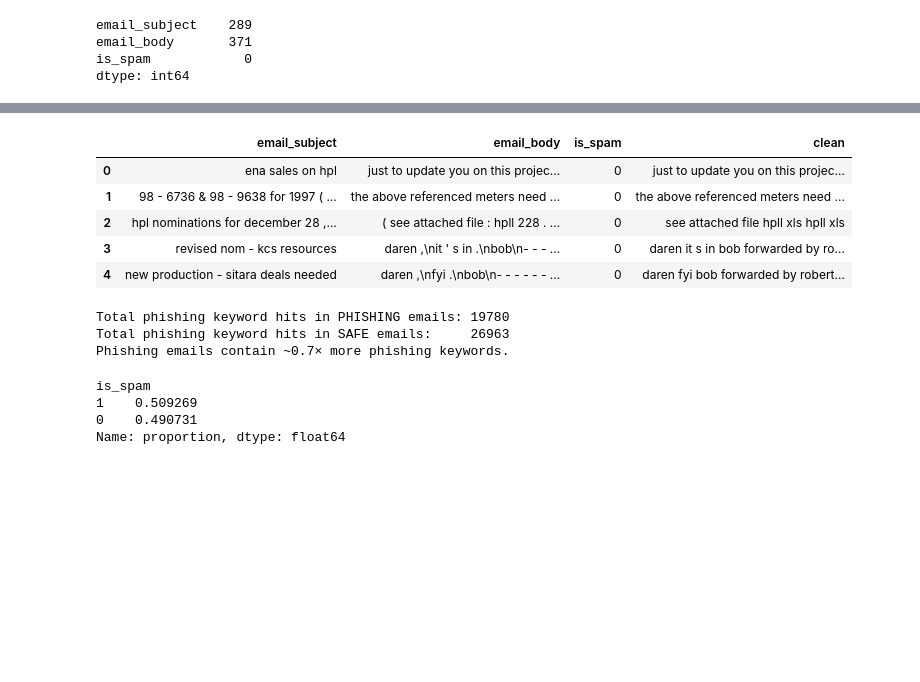
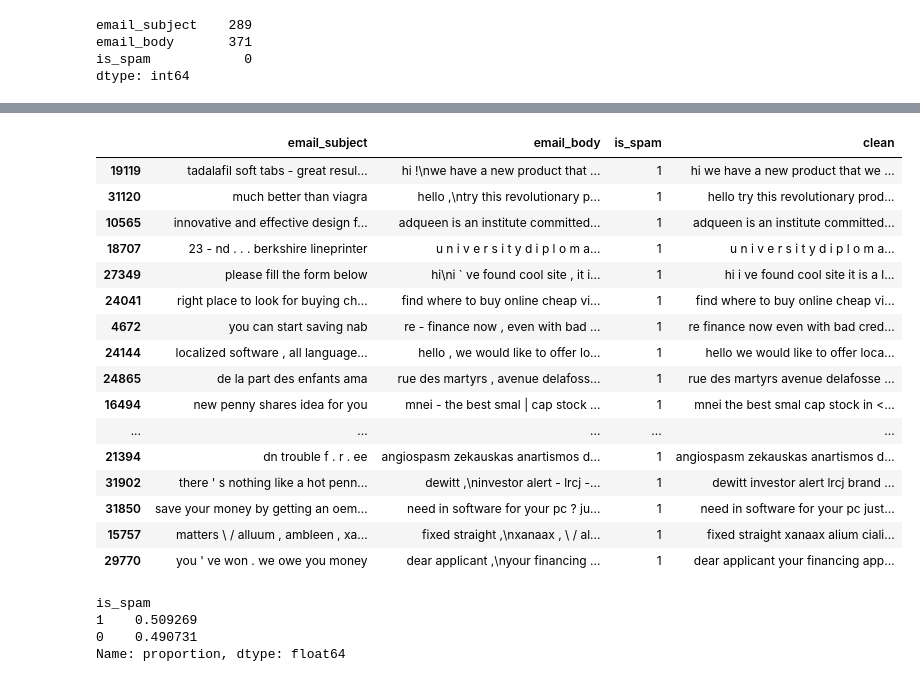
Before and after one commit to Hieuuum/phish-stx, a Jupyter notebook: notebooks/enron.ipynb, the cells around one changed output, grey strips where cells are left out. Drawn from its saved outputs; the diff is of its cells as text; code cells hidden in the pictures; blank space fills up the shorter version.

```diff
--- a/notebooks/enron.ipynb
+++ b/notebooks/enron.ipynb
@@ -42,14 +42,27 @@ email_body       371
 is_spam            0
 dtype: int64
 # %%
+
 import re
 
 def clean_text(s):
     s = str(s).lower()
-    s = re.sub(r'http\S+', ' ', s)       # remove URLs
-    s = re.sub(r'[^a-z\s]', ' ', s)      # remove punctuation/numbers
-    s = re.sub(r"<.*?>", "", s)              # remove HTML tags
-    s = re.sub(r'\s+', ' ', s).strip()   # normalize spaces
+
+    # Remove HTML tags first
+    s = re.sub(r"<.*?>", " ", s)
+
+    # Replace URLs, emails, and numbers with placeholders
+    s = re.sub(r'http\S+', '<URL>', s)
+    s = re.sub(r'\S+@\S+', '<EMAIL>', s)
+    s = re.sub(r'\d+', '<NUM>', s)
+
+    # Remove other punctuation but keep placeholders
+    s = re.sub(r'[^a-zA-Z\s<>]', ' ', s)
+
+    # Normalize spaces
+    s = re.sub(r'\s+', ' ', s).strip()
+
     return s
 
+# Apply to your DataFrame
 df['clean'] = df['email_body'].apply(clean_text)
@@ -56,12 +86,23 @@ df['clean'] = df['email_body'].apply(clean_text)
 # %%
 phish_df = df[df['is_spam'] == 1]
 safe_df  = df[df['is_spam'] == 0]
 
-df.head()
+phish_df.sample(20)
 # %% [output]
 |  | email_subject | email_body | is_spam | clean |
-| 0 | ena sales on hpl | just to update you on this projec... | 0 | just to update you on this projec... |
-| 1 | 98 - 6736 & 98 - 9638 for 1997 ( ... | the above referenced meters need ... | 0 | the above referenced meters need ... |
-| 2 | hpl nominations for december 28 ,... | ( see attached file : hpll 228 . ... | 0 | see attached file hpll xls hpll xls |
-| 3 | revised nom - kcs resources | daren ,\nit ' s in .\nbob\n- - - ... | 0 | daren it s in bob forwarded by ro... |
-| 4 | new production - sitara deals needed | daren ,\nfyi .\nbob\n- - - - - - ... | 0 | daren fyi bob forwarded by robert... |
+| 19119 | tadalafil soft tabs - great resul... | hi !\nwe have a new product that ... | 1 | hi we have a new product that we ... |
+| 31120 | much better than viagra | hello ,\ntry this revolutionary p... | 1 | hello try this revolutionary prod... |
+| 10565 | innovative and effective design f... | adqueen is an institute committed... | 1 | adqueen is an institute committed... |
+| 18707 | 23 - nd . . . berkshire lineprinter | u n i v e r s i t y d i p l o m a... | 1 | u n i v e r s i t y d i p l o m a... |
+| 27349 | please fill the form below | hi\ni ` ve found cool site , it i... | 1 | hi i ve found cool site it is a l... |
+| 24041 | right place to look for buying ch... | find where to buy online cheap vi... | 1 | find where to buy online cheap vi... |
+| 4672 | you can start saving nab | re - finance now , even with bad ... | 1 | re finance now even with bad cred... |
+| 24144 | localized software , all language... | hello , we would like to offer lo... | 1 | hello we would like to offer loca... |
+| 24865 | de la part des enfants ama | rue des martyrs , avenue delafoss... | 1 | rue des martyrs avenue delafosse ... |
+| 16494 | new penny shares idea for you | mnei - the best smal | cap stock ... | 1 | mnei the best smal cap stock in <... |
+| ... | ... | ... | ... | ... |
+| 21394 | dn trouble f . r . ee | angiospasm zekauskas anartismos d... | 1 | angiospasm zekauskas anartismos d... |
+| 31902 | there ' s nothing like a hot penn... | dewitt ,\ninvestor alert - lrcj -... | 1 | dewitt investor alert lrcj brand ... |
+| 31850 | save your money by getting an oem... | need in software for your pc ? ju... | 1 | need in software for your pc just... |
+| 15757 | matters \ / alluum , ambleen , xa... | fixed straight ,\nxanaax , \ / al... | 1 | fixed straight xanaax alium ciali... |
+| 29770 | you ' ve won . we owe you money | dear applicant ,\nyour financing ... | 1 | dear applicant your financing app... |
@@ -88,21 +109,3 @@ safe_text  = " ".join(df.loc[df['is_spam'] == 0, 'clean'])
-# %%
-# Count total keyword occurrences across all phishing terms
-phish_total = sum(phish_text.count(term) for term in phishing_terms)
-safe_total  = sum(safe_text.count(term) for term in phishing_terms)
-
-# Print the quick comparison
-print(f"Total phishing keyword hits in PHISHING emails: {phish_total}")
-print(f"Total phishing keyword hits in SAFE emails:     {safe_total}")
-
-if safe_total > 0:
-    ratio = phish_total / safe_total
-    print(f"Phishing emails contain ~{ratio:.1f}× more phishing keywords.")
-else:
-    print("No phishing keywords found in safe emails.")
-# %% [output]
-Total phishing keyword hits in PHISHING emails: 19780
-Total phishing keyword hits in SAFE emails:     26963
-Phishing emails contain ~0.7× more phishing keywords.
 # %%
 df['is_spam'].value_counts(normalize=True)
 # %% [output]
```
Also changed, not shown: parts of 32 cells of this notebook, 2 other files.
